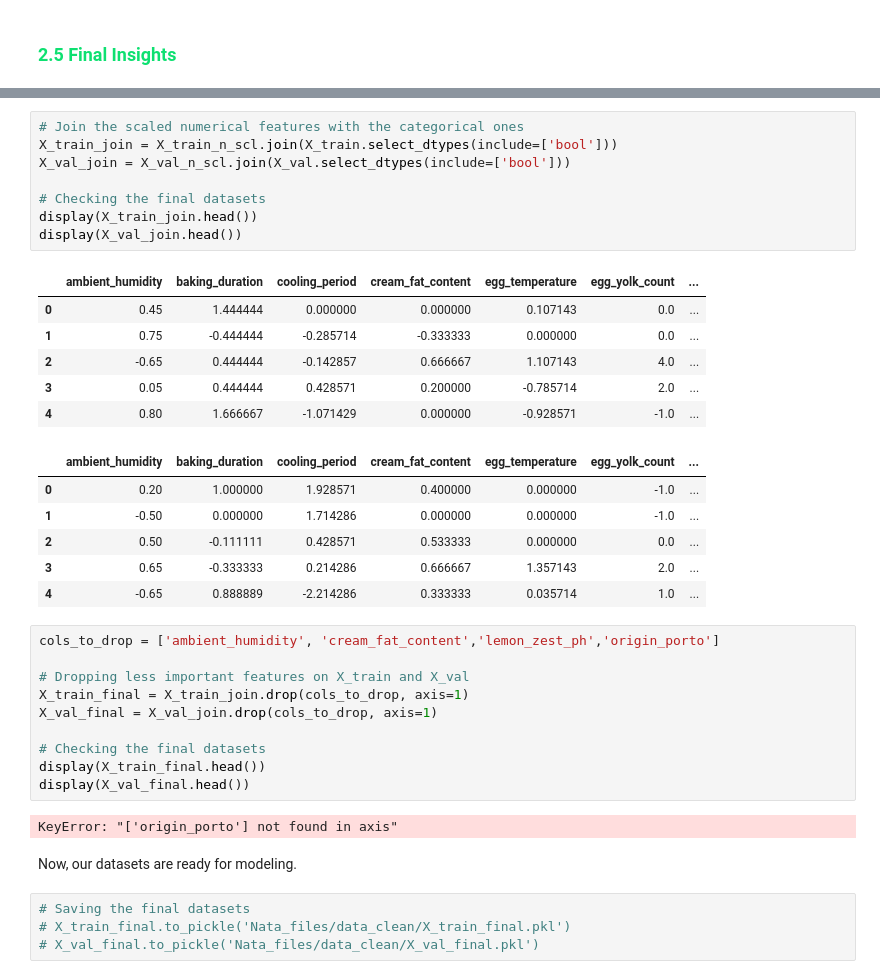
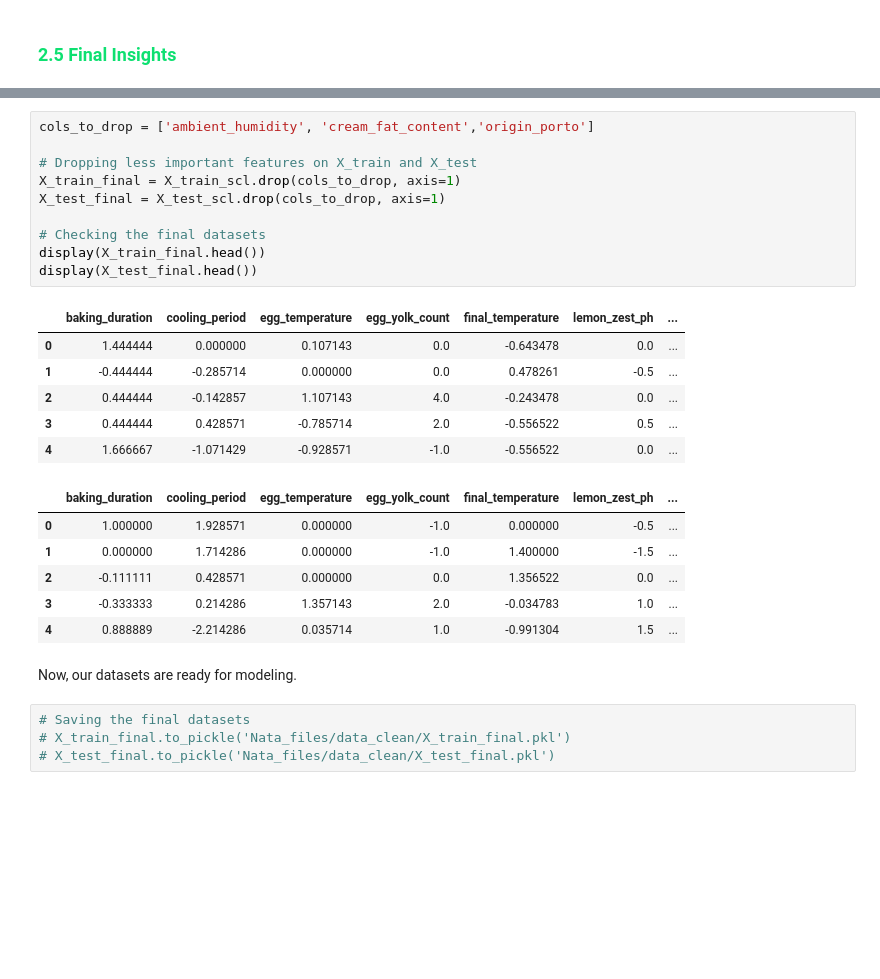
Before and after one commit to gugaffranco/MachineLearning1G08, a Jupyter notebook: ML08_NB3_FEATUREMGMT.ipynb, the cells around one changed output, grey strips where cells are left out. Saved outputs shown, nothing was run; the diff lists cells and outputs as text; blank space fills up the shorter version.

```diff
--- a/ML08_NB3_FEATUREMGMT.ipynb
+++ b/ML08_NB3_FEATUREMGMT.ipynb
@@ -347,39 +325,29 @@ Entropy's preference for final_temperature indicates that this attribute likely
-# %%
-# Join the scaled numerical features with the categorical ones
-X_train_join = X_train_n_scl.join(X_train.select_dtypes(include=['bool']))
-X_val_join = X_val_n_scl.join(X_val.select_dtypes(include=['bool']))
-
-# Checking the final datasets
-display(X_train_join.head())
-display(X_val_join.head())
-# %% [output]
-|  | ambient_humidity | baking_duration | cooling_period | cream_fat_content | egg_temperature | egg_yolk_count | ... |
-| 0 | 0.45 | 1.444444 | 0.000000 | 0.000000 | 0.107143 | 0.0 | ... |
-| 1 | 0.75 | -0.444444 | -0.285714 | -0.333333 | 0.000000 | 0.0 | ... |
-| 2 | -0.65 | 0.444444 | -0.142857 | 0.666667 | 1.107143 | 4.0 | ... |
-| 3 | 0.05 | 0.444444 | 0.428571 | 0.200000 | -0.785714 | 2.0 | ... |
-| 4 | 0.80 | 1.666667 | -1.071429 | 0.000000 | -0.928571 | -1.0 | ... |
-|  | ambient_humidity | baking_duration | cooling_period | cream_fat_content | egg_temperature | egg_yolk_count | ... |
-| 0 | 0.20 | 1.000000 | 1.928571 | 0.400000 | 0.000000 | -1.0 | ... |
-| 1 | -0.50 | 0.000000 | 1.714286 | 0.000000 | 0.000000 | -1.0 | ... |
-| 2 | 0.50 | -0.111111 | 0.428571 | 0.533333 | 0.000000 | 0.0 | ... |
-| 3 | 0.65 | -0.333333 | 0.214286 | 0.666667 | 1.357143 | 2.0 | ... |
-| 4 | -0.65 | 0.888889 | -2.214286 | 0.333333 | 0.035714 | 1.0 | ... |
 # %%
-cols_to_drop = ['ambient_humidity', 'cream_fat_content','lemon_zest_ph','origin_porto']
+cols_to_drop = ['ambient_humidity', 'cream_fat_content','origin_porto']
 
-# Dropping less important features on X_train and X_val
-X_train_final = X_train_join.drop(cols_to_drop, axis=1)
-X_val_final = X_val_join.drop(cols_to_drop, axis=1)
+# Dropping less important features on X_train and X_test
+X_train_final = X_train_scl.drop(cols_to_drop, axis=1)
+X_test_final = X_test_scl.drop(cols_to_drop, axis=1)
 
 # Checking the final datasets
 display(X_train_final.head())
-display(X_val_final.head())
+display(X_test_final.head())
 # %% [output]
-KeyError: "['origin_porto'] not found in axis"
+|  | baking_duration | cooling_period | egg_temperature | egg_yolk_count | final_temperature | lemon_zest_ph | ... |
+| 0 | 1.444444 | 0.000000 | 0.107143 | 0.0 | -0.643478 | 0.0 | ... |
+| 1 | -0.444444 | -0.285714 | 0.000000 | 0.0 | 0.478261 | -0.5 | ... |
+| 2 | 0.444444 | -0.142857 | 1.107143 | 4.0 | -0.243478 | 0.0 | ... |
+| 3 | 0.444444 | 0.428571 | -0.785714 | 2.0 | -0.556522 | 0.5 | ... |
+| 4 | 1.666667 | -1.071429 | -0.928571 | -1.0 | -0.556522 | 0.0 | ... |
+|  | baking_duration | cooling_period | egg_temperature | egg_yolk_count | final_temperature | lemon_zest_ph | ... |
+| 0 | 1.000000 | 1.928571 | 0.000000 | -1.0 | 0.000000 | -0.5 | ... |
+| 1 | 0.000000 | 1.714286 | 0.000000 | -1.0 | 1.400000 | -1.5 | ... |
+| 2 | -0.111111 | 0.428571 | 0.000000 | 0.0 | 1.356522 | 0.0 | ... |
+| 3 | -0.333333 | 0.214286 | 1.357143 | 2.0 | -0.034783 | 1.0 | ... |
+| 4 | 0.888889 | -2.214286 | 0.035714 | 1.0 | -0.991304 | 1.5 | ... |
 # %% [markdown]
 Now, our datasets are ready for modeling.
 # %%
 # Saving the final datasets
 # X_train_final.to_pickle('Nata_files/data_clean/X_train_final.pkl')
-# X_val_final.to_pickle('Nata_files/data_clean/X_val_final.pkl')
+# X_test_final.to_pickle('Nata_files/data_clean/X_test_final.pkl')
```
Also changed, not shown: parts of 22 cells of this notebook, 6 other files.
